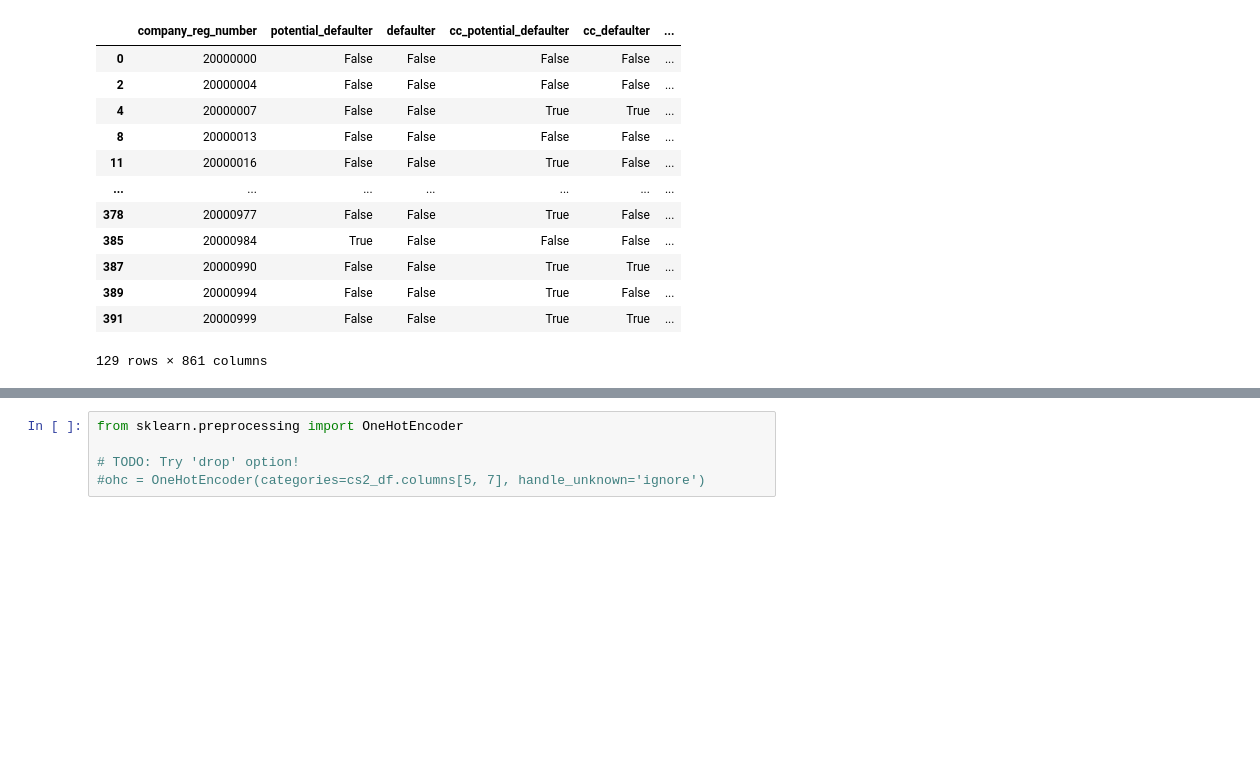
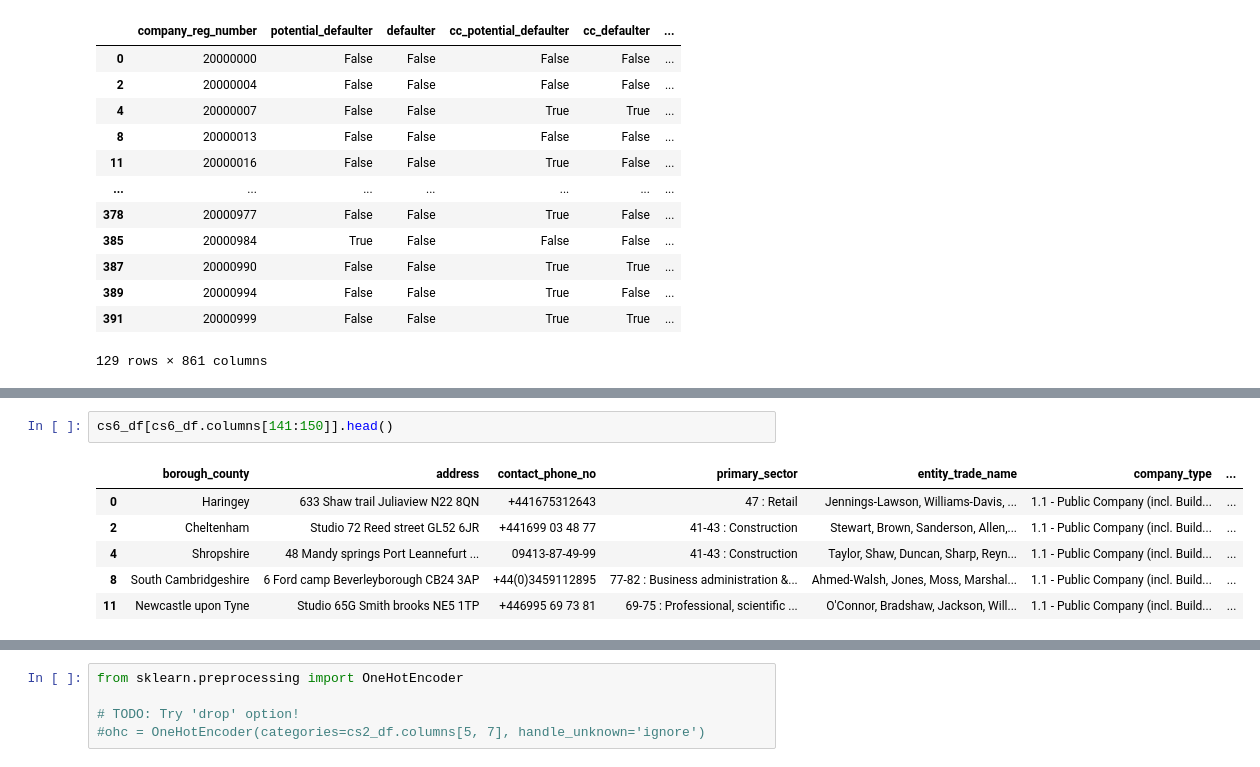
Before and after one commit to floatn/QML-for-finance, a Jupyter notebook: qml_code.ipynb, the cells around one changed output, grey strips where cells are left out. Drawn from its saved outputs; the diff is of its cells as text; blank space fills up the shorter version.

```diff
--- a/qml_code.ipynb
+++ b/qml_code.ipynb
@@ -2148,0 +2285,9 @@ cs6_df.replace({'latest_termination': 0}, cs6_df['latest_termination'].max() + 3
+# %%
+cs6_df[cs6_df.columns[141:150]].head()
+# %% [output]
+|  | borough_county | address | contact_phone_no | primary_sector | entity_trade_name | company_type | ... |
+| 0 | Haringey | 633 Shaw trail Juliaview N22 8QN | +441675312643 | 47 : Retail | Jennings-Lawson, Williams-Davis, ... | 1.1 - Public Company (incl. Build... | ... |
+| 2 | Cheltenham | Studio 72 Reed street GL52 6JR | +441699 03 48 77 | 41-43 : Construction | Stewart, Brown, Sanderson, Allen,... | 1.1 - Public Company (incl. Build... | ... |
+| 4 | Shropshire | 48 Mandy springs Port Leannefurt ... | 09413-87-49-99 | 41-43 : Construction | Taylor, Shaw, Duncan, Sharp, Reyn... | 1.1 - Public Company (incl. Build... | ... |
+| 8 | South Cambridgeshire | 6 Ford camp Beverleyborough CB24 3AP | +44(0)3459112895 | 77-82 : Business administration &... | Ahmed-Walsh, Jones, Moss, Marshal... | 1.1 - Public Company (incl. Build... | ... |
+| 11 | Newcastle upon Tyne | Studio 65G Smith brooks NE5 1TP | +446995 69 73 81 | 69-75 : Professional, scientific ... | O'Connor, Bradshaw, Jackson, Will... | 1.1 - Public Company (incl. Build... | ... |
```
Also changed, not shown: parts of 17 cells of this notebook.
